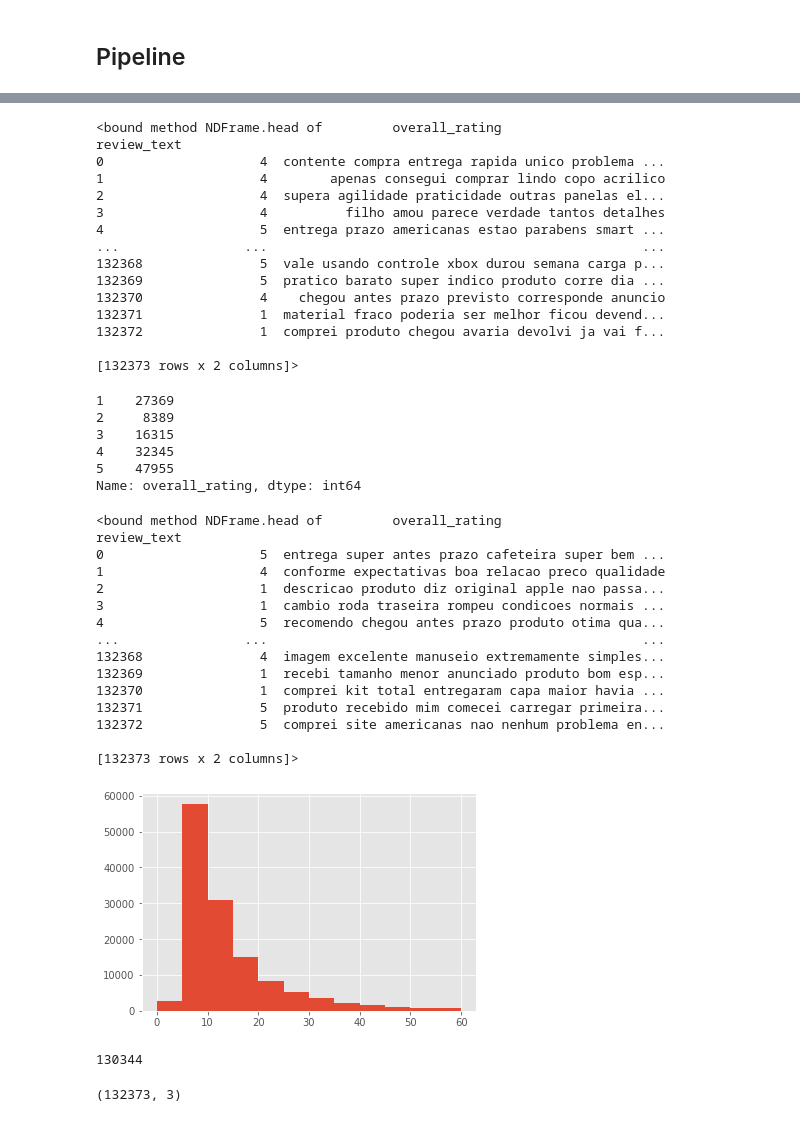
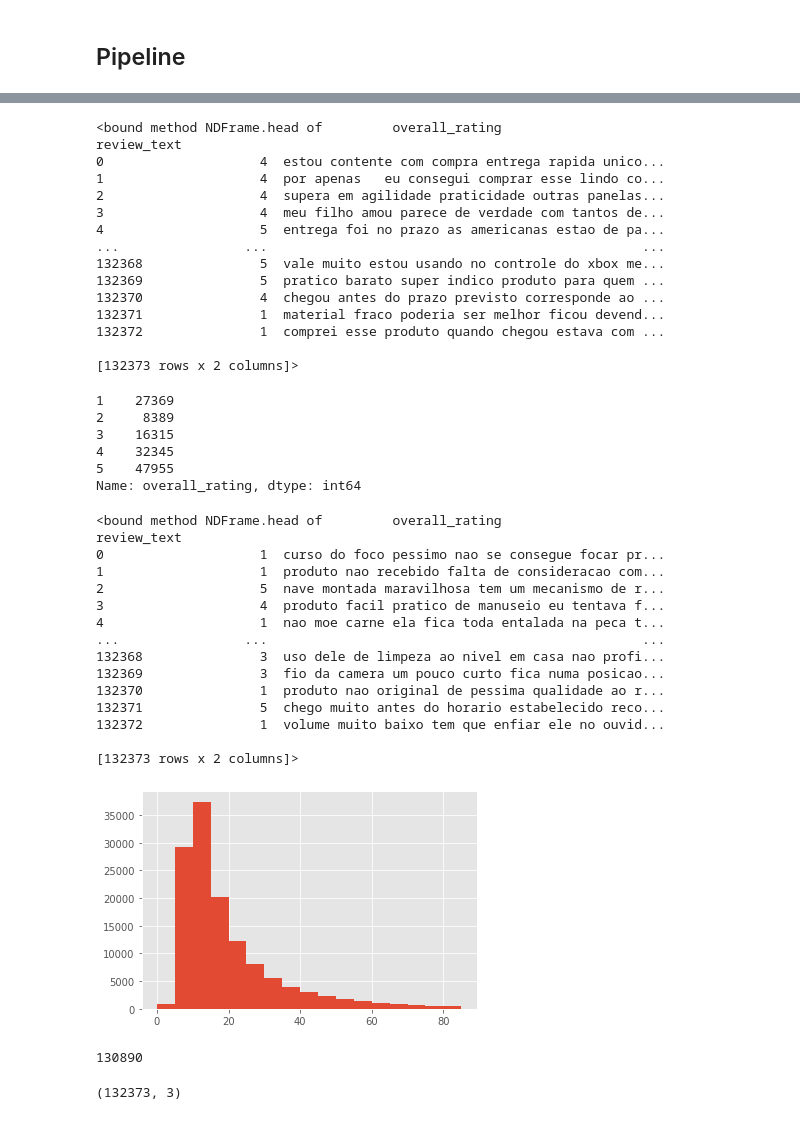
Before and after one commit to augustocamargo/NLPortugues_EP2, a Jupyter notebook: NLPortugues_EP2.ipynb, the cells around one changed output, grey strips where cells are left out. Drawn from its saved outputs; the diff is of its cells as text; code cells hidden in the pictures.

Commit message:
sem stop

```diff
--- a/NLPortugues_EP2.ipynb
+++ b/NLPortugues_EP2.ipynb
@@ -61,14 +48,16 @@ def preprocess(text, stem=False):
   text = re.sub(text_cleaning_re, ' ', str(text).lower()).strip()
   text = re.sub("\d+", "", text)
   text = re.sub(r'(?:^| )\w(?:$| )', ' ', text).strip()
-  tokens = []
-  for token in text.split():
-    if token not in stop_words:
-      if stem:
-        tokens.append(stemmer.stem(token))
-      else:
-        tokens.append(token)
-  return " ".join(tokens)
+  # print(text)
+  #tokens = []
+  #for token in text.split():
+    #if token not in stop_words:
+    #  if stem:
+    #    tokens.append(stemmer.stem(token))
+    #  else:
+    #tokens.append(token)
+  #return " ".join(tokens)
+  return text
 # %%
 # Cleanning exec
 b2wCorpus.review_text = b2wCorpus.review_text.apply(lambda x: preprocess(x))
@@ -76,17 +65,17 @@ b2wCorpus.review_text = b2wCorpus.review_text.apply(lambda x: preprocess(x))
 print(b2wCorpus.head)
 # %% [output]
 <bound method NDFrame.head of         overall_rating                                        review_text
-0                    4  contente compra entrega rapida unico problema ...
-1                    4        apenas consegui comprar lindo copo acrilico
-2                    4  supera agilidade praticidade outras panelas el...
-3                    4          filho amou parece verdade tantos detalhes
-4                    5  entrega prazo americanas estao parabens smart ...
+0                    4  estou contente com compra entrega rapida unico...
+1                    4  por apenas   eu consegui comprar esse lindo co...
+2                    4  supera em agilidade praticidade outras panelas...
+3                    4  meu filho amou parece de verdade com tantos de...
+4                    5  entrega foi no prazo as americanas estao de pa...
 ...                ...                                                ...
-132368               5  vale usando controle xbox durou semana carga p...
-132369               5  pratico barato super indico produto corre dia ...
-132370               4    chegou antes prazo previsto corresponde anuncio
+132368               5  vale muito estou usando no controle do xbox me...
+132369               5  pratico barato super indico produto para quem ...
+132370               4  chegou antes do prazo previsto corresponde ao ...
 132371               1  material fraco poderia ser melhor ficou devend...
-132372               1  comprei produto chegou avaria devolvi ja vai f...
+132372               1  comprei esse produto quando chegou estava com ...
 
 [132373 rows x 2 columns]>
 # %%
@@ -104,29 +93,29 @@ b2wCorpus = b2wCorpus.sample(frac=1).reset_index(drop=True)
 print(b2wCorpus.head)
 # %% [output]
 <bound method NDFrame.head of         overall_rating                                        review_text
-0                    5  entrega super antes prazo cafeteira super bem ...
-1                    4  conforme expectativas boa relacao preco qualidade
-2                    1  descricao produto diz original apple nao passa...
-3                    1  cambio roda traseira rompeu condicoes normais ...
-4                    5  recomendo chegou antes prazo produto otima qua...
+0                    1  curso do foco pessimo nao se consegue focar pr...
+1                    1  produto nao recebido falta de consideracao com...
+2                    5  nave montada maravilhosa tem um mecanismo de r...
+3                    4  produto facil pratico de manuseio eu tentava f...
+4                    1  nao moe carne ela fica toda entalada na peca t...
 ...                ...                                                ...
-132368               4  imagem excelente manuseio extremamente simples...
-132369               1  recebi tamanho menor anunciado produto bom esp...
-132370               1  comprei kit total entregaram capa maior havia ...
-132371               5  produto recebido mim comecei carregar primeira...
-132372               5  comprei site americanas nao nenhum problema en...
+132368               3  uso dele de limpeza ao nivel em casa nao profi...
+132369               3  fio da camera um pouco curto fica numa posicao...
+132370               1  produto nao original de pessima qualidade ao r...
+132371               5  chego muito antes do horario estabelecido reco...
+132372               1  volume muito baixo tem que enfiar ele no ouvid...
 
 [132373 rows x 2 columns]>
 # %%
 # histograma de palavras x qtd de linhas
-Words = [len(linha.split()) for linha in b2wCorpus["review_text"] if len(linha.split()) <=60 ]
+Words = [len(linha.split()) for linha in b2wCorpus["review_text"] if len(linha.split()) <=100 ]
 plt.style.use('ggplot')
-plt.hist(Words, bins=[0,5,10,15,20,25,30,35,40,45,50,55,60])
+plt.hist(Words, bins=[0,5,10,15,20,25,30,35,40,45,50,55,60,65,70,75,80,85])
 plt.show()
 print(len(Words))
 # %% [output]
-[figure, old version]
+[figure, new version]
-130344
+130890
 # %%
 # Codifica
 N =  200001
```
Also changed, not shown: parts of 15 cells of this notebook, 1 other file.
